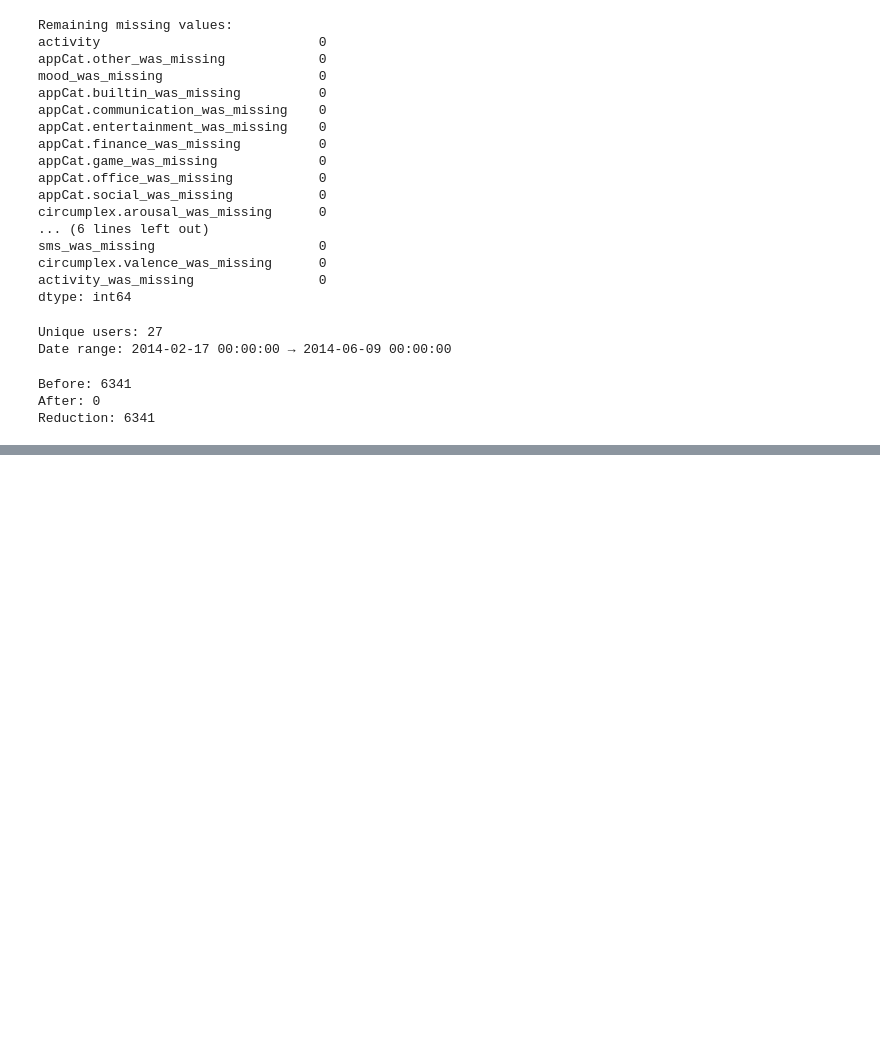
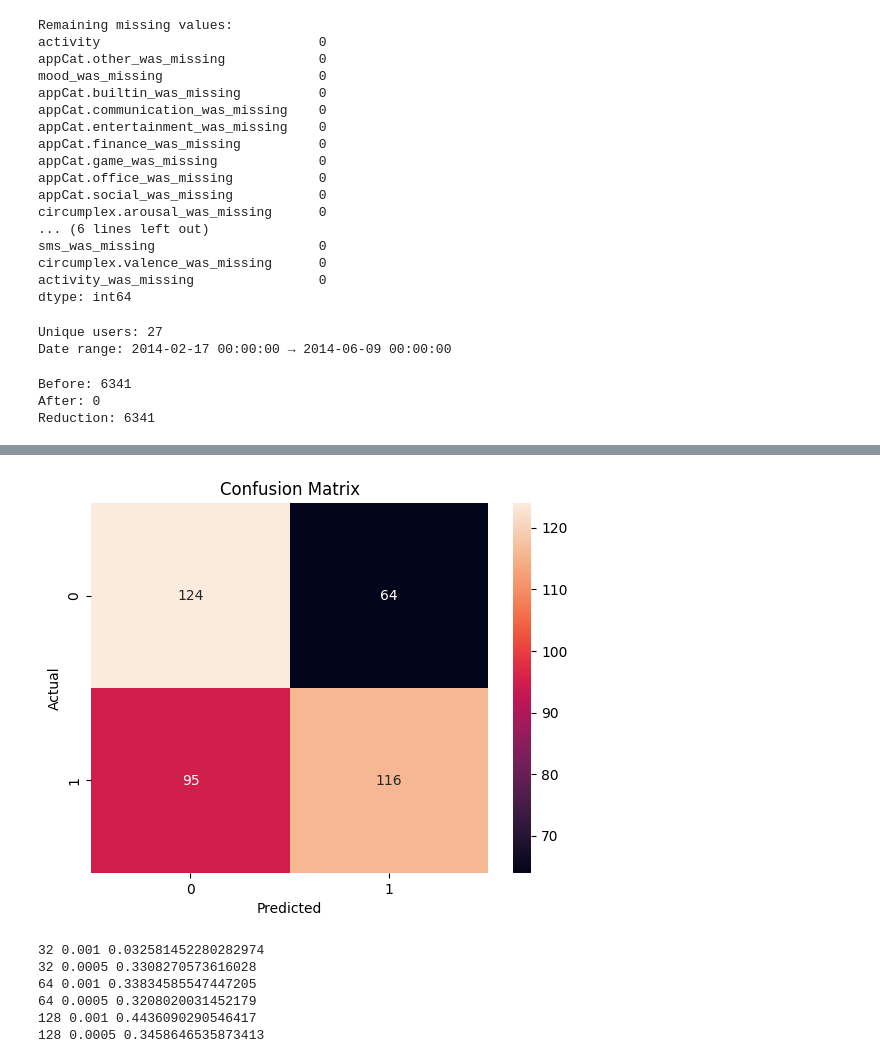
Before and after one commit to amee342/DataMining, a Jupyter notebook: data_exploratory_raghav.ipynb, the cells around one changed output, grey strips where cells are left out. Cells and saved outputs as stored; diff of their text form; code cells hidden in the pictures; blank space fills up the shorter version.

```diff
--- a/data_exploratory_raghav.ipynb
+++ b/data_exploratory_raghav.ipynb
@@ -517,0 +687,13 @@ Reduction: 6341
+# %%
+from sklearn.metrics import classification_report
+
+model.eval()
+
+X_test_t = torch.tensor(X_test, dtype=torch.float32)
+
+with torch.no_grad():
+    preds = model(X_test_t)
+    preds = torch.argmax(preds, dim=1).numpy()
+
+print(classification_report(y_test, preds))
+print("Accuracy:", (preds == y_test).mean())
@@ -517,0 +711,44 @@ Reduction: 6341
+# %%
+cm = confusion_matrix(y_test, preds)
+
+plt.figure()
+sns.heatmap(cm, annot=True, fmt='d')
+plt.xlabel("Predicted")
+plt.ylabel("Actual")
+plt.title("Confusion Matrix")
+plt.show()
+# %% [output]
+[figure, added]
+# %%
+results = []
+
+for hidden_size in [32, 64, 128]:
+    for lr in [0.001, 0.0005]:
+        model = MoodLSTM(input_size=X.shape[2], hidden_size=hidden_size)
+        optimizer = torch.optim.Adam(model.parameters(), lr=lr)
+
+        # train 10 epochs only (fast tuning)
+        for epoch in range(10):
+            model.train()
+            outputs = model(X_train_t)
+            loss = criterion(outputs, y_train_t)
+
+            optimizer.zero_grad()
+            loss.backward()
+            optimizer.step()
+
+        # evaluate
+        model.eval()
+        with torch.no_grad():
+            preds = model(X_val_t).argmax(dim=1)
+            acc = (preds == y_val_t).float().mean().item()
+
+        results.append((hidden_size, lr, acc))
+        print(hidden_size, lr, acc)
+# %% [output]
+32 0.001 0.032581452280282974
+32 0.0005 0.3308270573616028
+64 0.001 0.33834585547447205
+64 0.0005 0.3208020031452179
+128 0.001 0.4436090290546417
+128 0.0005 0.3458646535873413
```
Also changed, not shown: parts of 12 cells of this notebook.
